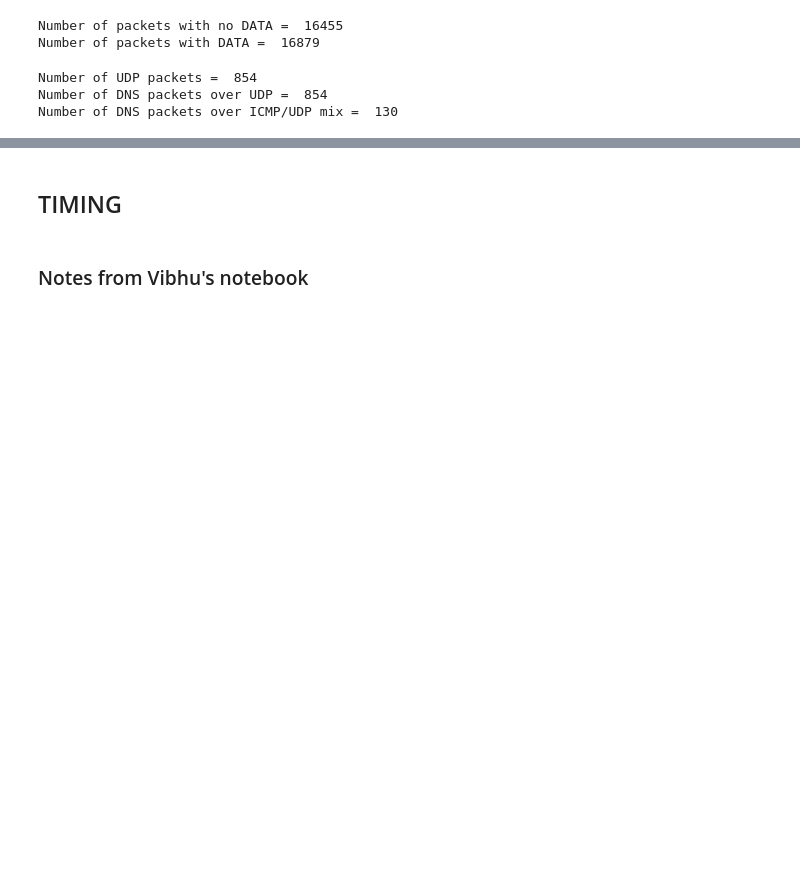
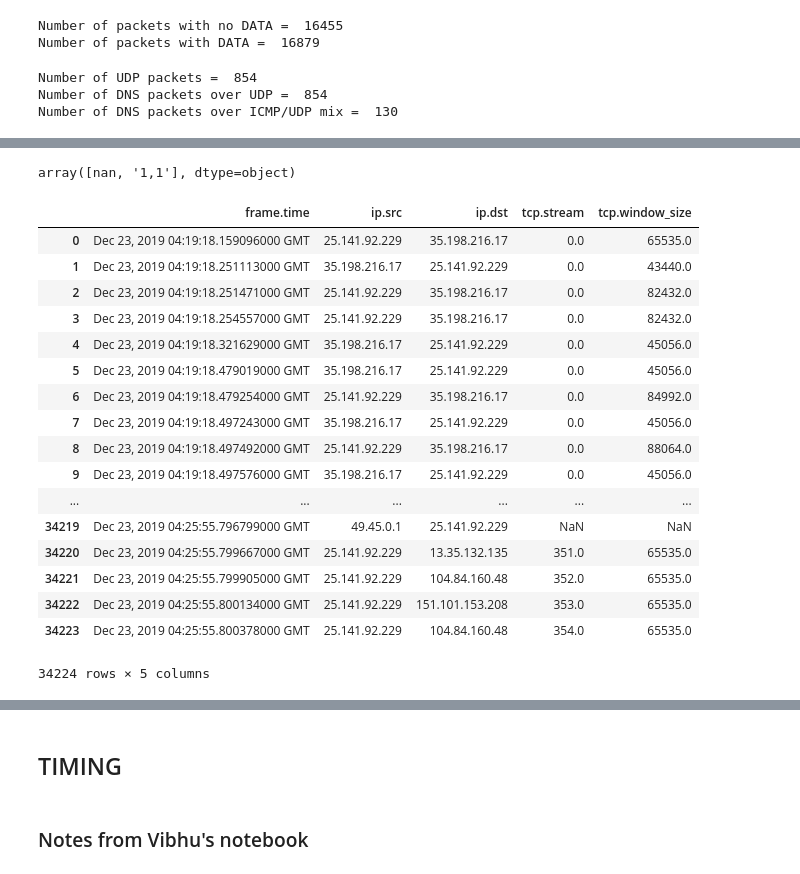
Before and after one commit to shahifaqeer/mozark_pcap_analysis, a Jupyter notebook: news_app_pcap_analysis.ipynb, the cells around one changed output, grey strips where cells are left out. Drawn from its saved outputs; the diff is of its cells as text; code cells hidden in the pictures; blank space fills up the shorter version.

```diff
--- a/news_app_pcap_analysis.ipynb
+++ b/news_app_pcap_analysis.ipynb
@@ -306,0 +328,25 @@ Number of DNS packets over ICMP/UDP mix =  130
+# %%
+df[ ~df['tcp.analysis.flags'].isnull() ]['tcp.analysis.duplicate_ack']
+# %% [output]
+array([nan, '1,1'], dtype=object)
+# %%
+df[['frame.time', 'ip.src', 'ip.dst', 'tcp.stream', 'tcp.window_size']]
+# %% [output]
+|  | frame.time | ip.src | ip.dst | tcp.stream | tcp.window_size |
+| 0 | Dec 23, 2019 04:19:18.159096000 GMT | 25.141.92.229 | 35.198.216.17 | 0.0 | 65535.0 |
+| 1 | Dec 23, 2019 04:19:18.251113000 GMT | 35.198.216.17 | 25.141.92.229 | 0.0 | 43440.0 |
+| 2 | Dec 23, 2019 04:19:18.251471000 GMT | 25.141.92.229 | 35.198.216.17 | 0.0 | 82432.0 |
+| 3 | Dec 23, 2019 04:19:18.254557000 GMT | 25.141.92.229 | 35.198.216.17 | 0.0 | 82432.0 |
+| 4 | Dec 23, 2019 04:19:18.321629000 GMT | 35.198.216.17 | 25.141.92.229 | 0.0 | 45056.0 |
+| 5 | Dec 23, 2019 04:19:18.479019000 GMT | 35.198.216.17 | 25.141.92.229 | 0.0 | 45056.0 |
+| 6 | Dec 23, 2019 04:19:18.479254000 GMT | 25.141.92.229 | 35.198.216.17 | 0.0 | 84992.0 |
+| 7 | Dec 23, 2019 04:19:18.497243000 GMT | 35.198.216.17 | 25.141.92.229 | 0.0 | 45056.0 |
+| 8 | Dec 23, 2019 04:19:18.497492000 GMT | 25.141.92.229 | 35.198.216.17 | 0.0 | 88064.0 |
+| 9 | Dec 23, 2019 04:19:18.497576000 GMT | 35.198.216.17 | 25.141.92.229 | 0.0 | 45056.0 |
+| ... | ... | ... | ... | ... | ... |
+| 34219 | Dec 23, 2019 04:25:55.796799000 GMT | 49.45.0.1 | 25.141.92.229 | NaN | NaN |
+| 34220 | Dec 23, 2019 04:25:55.799667000 GMT | 25.141.92.229 | 13.35.132.135 | 351.0 | 65535.0 |
+| 34221 | Dec 23, 2019 04:25:55.799905000 GMT | 25.141.92.229 | 104.84.160.48 | 352.0 | 65535.0 |
+| 34222 | Dec 23, 2019 04:25:55.800134000 GMT | 25.141.92.229 | 151.101.153.208 | 353.0 | 65535.0 |
+| 34223 | Dec 23, 2019 04:25:55.800378000 GMT | 25.141.92.229 | 104.84.160.48 | 354.0 | 65535.0 |
+34224 rows × 5 columns
```
Also changed, not shown: parts of 20 cells of this notebook.
